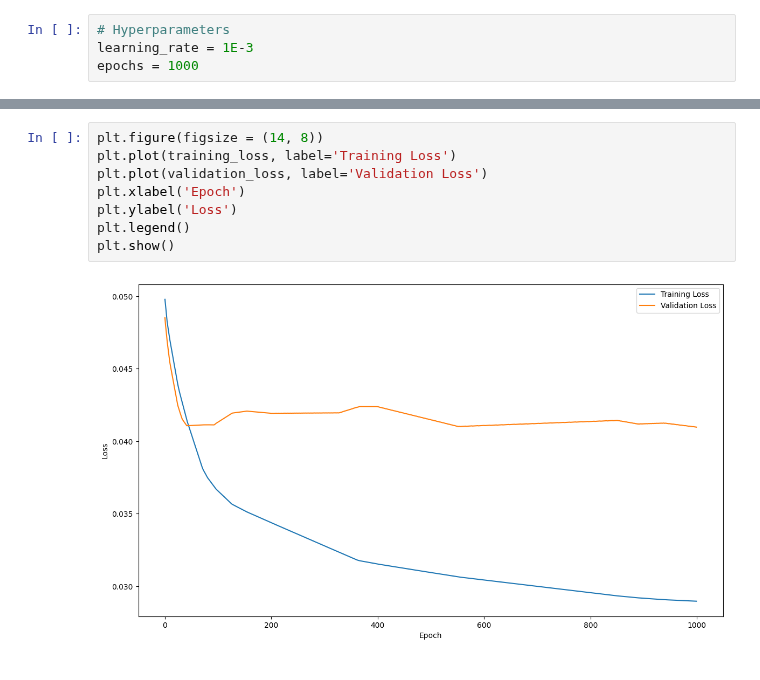
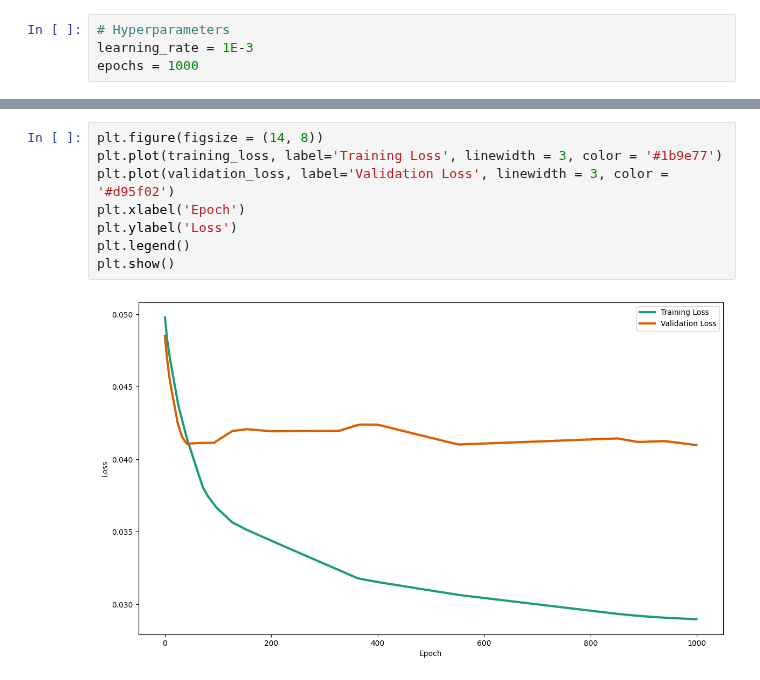
Before and after one commit to SepehrAkbari/LFC-courses, a Jupyter notebook: CSCI-240/Project-3/Main/Main.ipynb, the cells around one changed output, grey strips where cells are left out. Cells and saved outputs as stored; diff of their text form.

```diff
--- a/CSCI-240/Project-3/Main/Main.ipynb
+++ b/CSCI-240/Project-3/Main/Main.ipynb
@@ -135,12 +148,12 @@ Final Validation Loss: 0.040971990674734116
 m: 1.0556466005482283, b: -0.07529629651829721
 # %%
 plt.figure(figsize = (14, 8))
-plt.plot(training_loss, label='Training Loss')
-plt.plot(validation_loss, label='Validation Loss')
+plt.plot(training_loss, label='Training Loss', linewidth = 3, color = '#1b9e77')
+plt.plot(validation_loss, label='Validation Loss', linewidth = 3, color = '#d95f02')
 plt.xlabel('Epoch')
 plt.ylabel('Loss')
 plt.legend()
 plt.show()
 # %% [output]
-[figure, old version]
+[figure, new version]
 # %%
```
Also changed, not shown: parts of 14 cells of this notebook.
